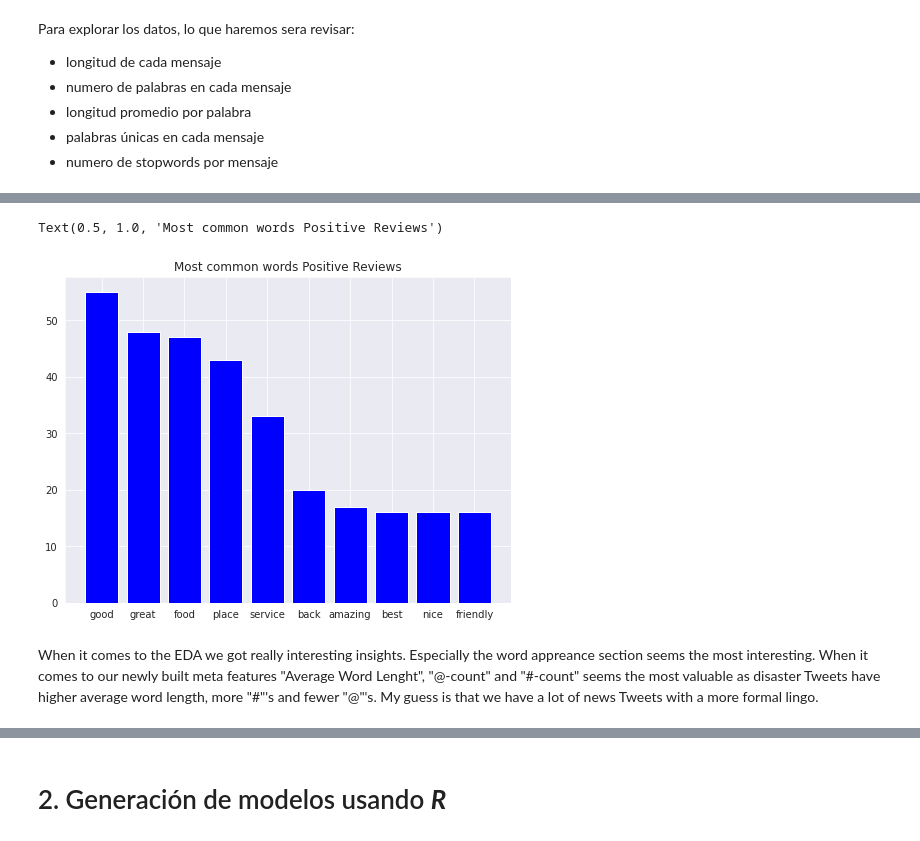
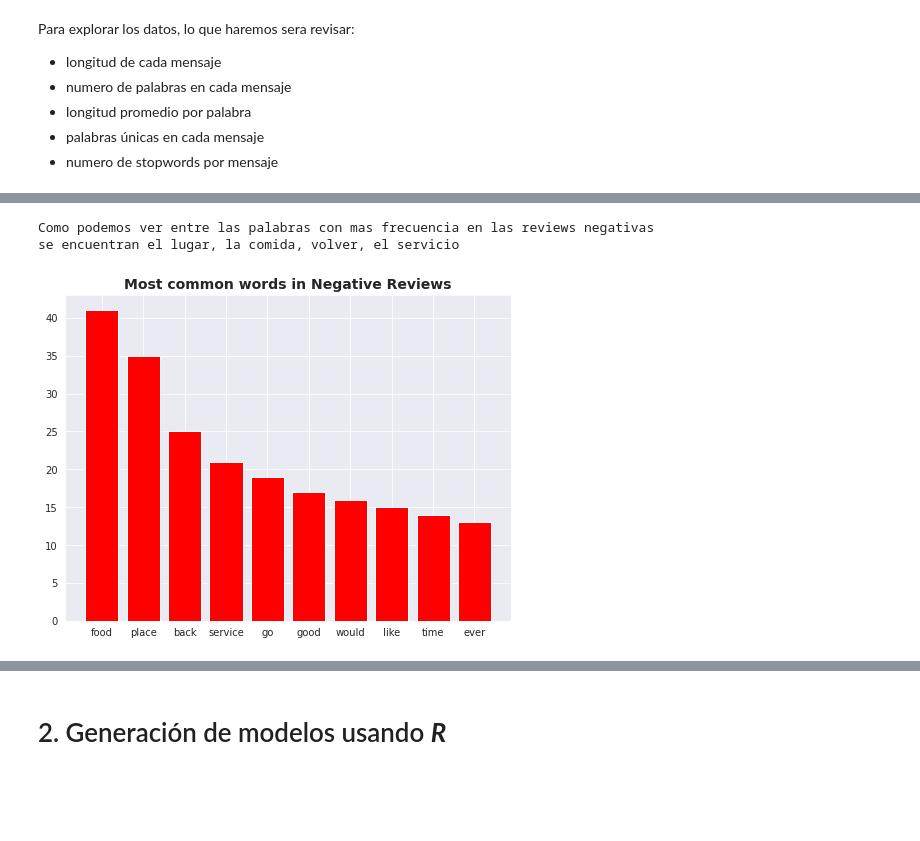
Before and after one commit to capajaro/Quiz--4, a Jupyter notebook: Case1_Quiz_4.ipynb, the cells around one changed output, grey strips where cells are left out. Drawn from its saved outputs; the diff is of its cells as text; code cells hidden in the pictures; blank space fills up the shorter version.

```diff
--- a/Case1_Quiz_4.ipynb
+++ b/Case1_Quiz_4.ipynb
@@ -239,11 +223,24 @@ top=sorted(dic.items(), key=lambda x:x[1],reverse=True)[:10]
-# %%
-#plot
-plt.figure(figsize=(8, 6))
-x,y=zip(*top)
-plt.bar(x,y, color="blue", )
-plt.title(label="Most common words Positive Reviews")
-# %% [output]
-Text(0.5, 1.0, 'Most common words Positive Reviews')
-[figure, removed]
-# %% [markdown]
-When it comes to the EDA we got really interesting insights. Especially the word appreance section seems the most interesting. When it comes to our newly built meta features "Average Word Lenght", "@-count" and "#-count" seems the most valuable as disaster Tweets have higher average word length, more "#"'s and fewer "@"'s. My guess is that we have a lot of news Tweets with a more formal lingo.
+# %%
+# Se hace una lista para ver la frecuencia de las palabras en las reviews negativas
+from collections import defaultdict
+
+corpus=create_corpus(0)
+
+dic=defaultdict(int)
+for word in corpus:
+        dic[word]+=1
+
+top=sorted(dic.items(), key=lambda x:x[1],reverse=True)[:10]
+
+#plot
+plt.figure(figsize=(8, 6))
+x,y=zip(*top)
+plt.bar(x,y, color="red")
+plt.title(label="Most common words in Negative Reviews", fontweight='bold', fontsize= 14)
+
+print('Como podemos ver entre las palabras con mas frecuencia en las reviews negativas ')
+print('se encuentran el lugar, la comida, volver, el servicio')
+# %% [output]
+Como podemos ver entre las palabras con mas frecuencia en las reviews negativas
+se encuentran el lugar, la comida, volver, el servicio
+[figure, added]
```
Also changed, not shown: parts of 29 cells of this notebook.
